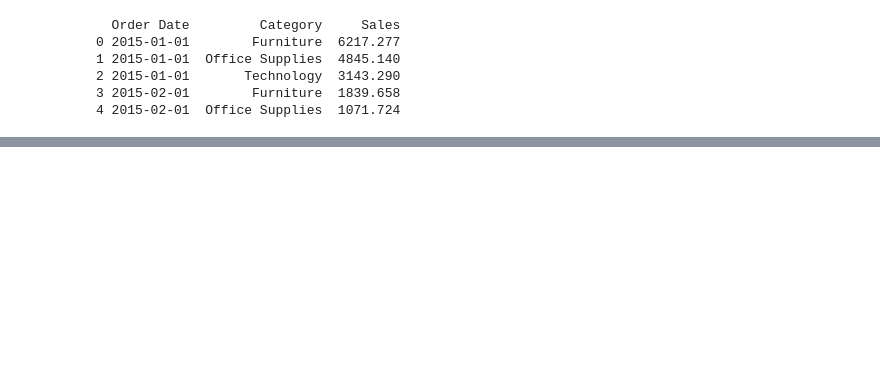
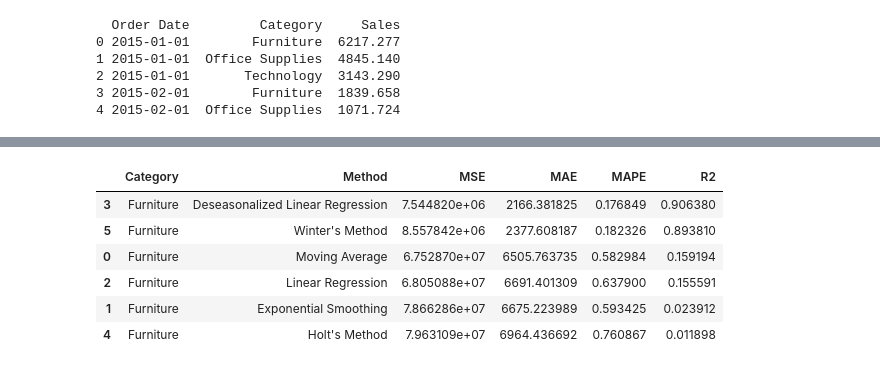
Before and after one commit to gpower8/SupplyChainAnalysis, a Jupyter notebook: Forecast Monthly.ipynb, the cells around one changed output, grey strips where cells are left out. Cells and saved outputs as stored; diff of their text form; code cells hidden in the pictures; blank space fills up the shorter version.

```diff
--- a/Forecast Monthly.ipynb
+++ b/Forecast Monthly.ipynb
@@ -245,0 +265,10 @@ MSE: 79631089.76824026, MAE: 6964.436691787157, MAPE: 0.7608674902171862, R2: 0.
+# %%
+performance_metrics[performance_metrics['Category'] == "Furniture"]
+# %% [output]
+|  | Category | Method | MSE | MAE | MAPE | R2 |
+| 3 | Furniture | Deseasonalized Linear Regression | 7.544820e+06 | 2166.381825 | 0.176849 | 0.906380 |
+| 5 | Furniture | Winter's Method | 8.557842e+06 | 2377.608187 | 0.182326 | 0.893810 |
+| 0 | Furniture | Moving Average | 6.752870e+07 | 6505.763735 | 0.582984 | 0.159194 |
+| 2 | Furniture | Linear Regression | 6.805088e+07 | 6691.401309 | 0.637900 | 0.155591 |
+| 1 | Furniture | Exponential Smoothing | 7.866286e+07 | 6675.223989 | 0.593425 | 0.023912 |
+| 4 | Furniture | Holt's Method | 7.963109e+07 | 6964.436692 | 0.760867 | 0.011898 |
```
Also changed, not shown: parts of 5 cells of this notebook.
